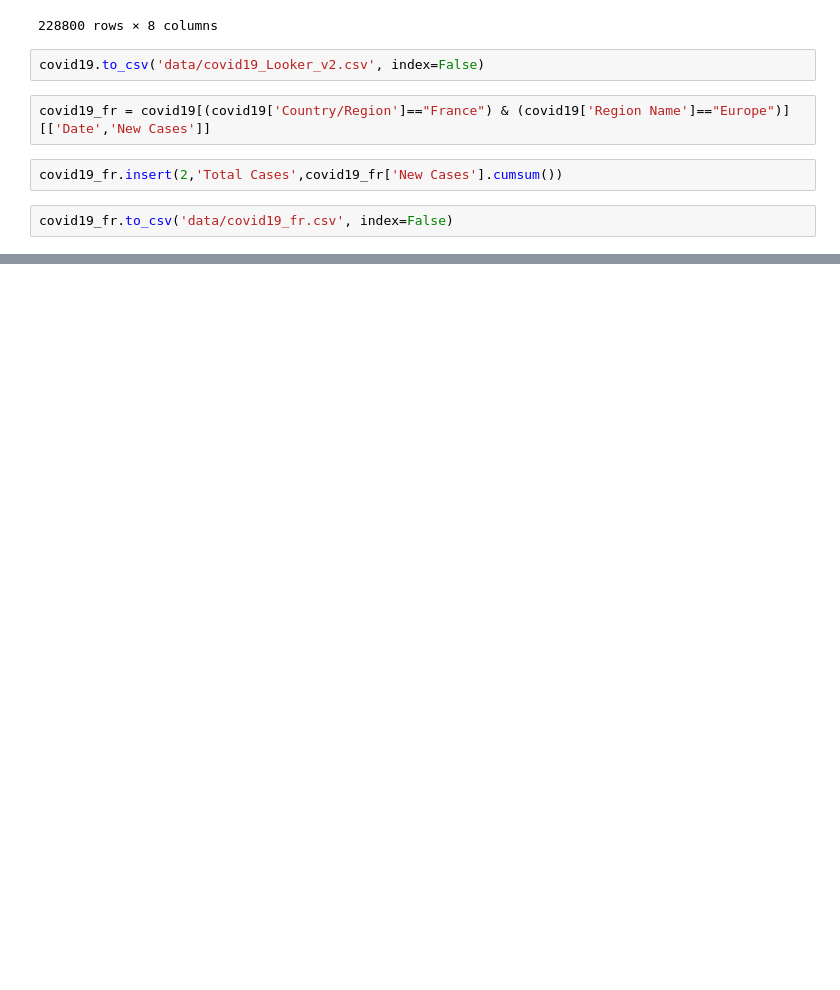
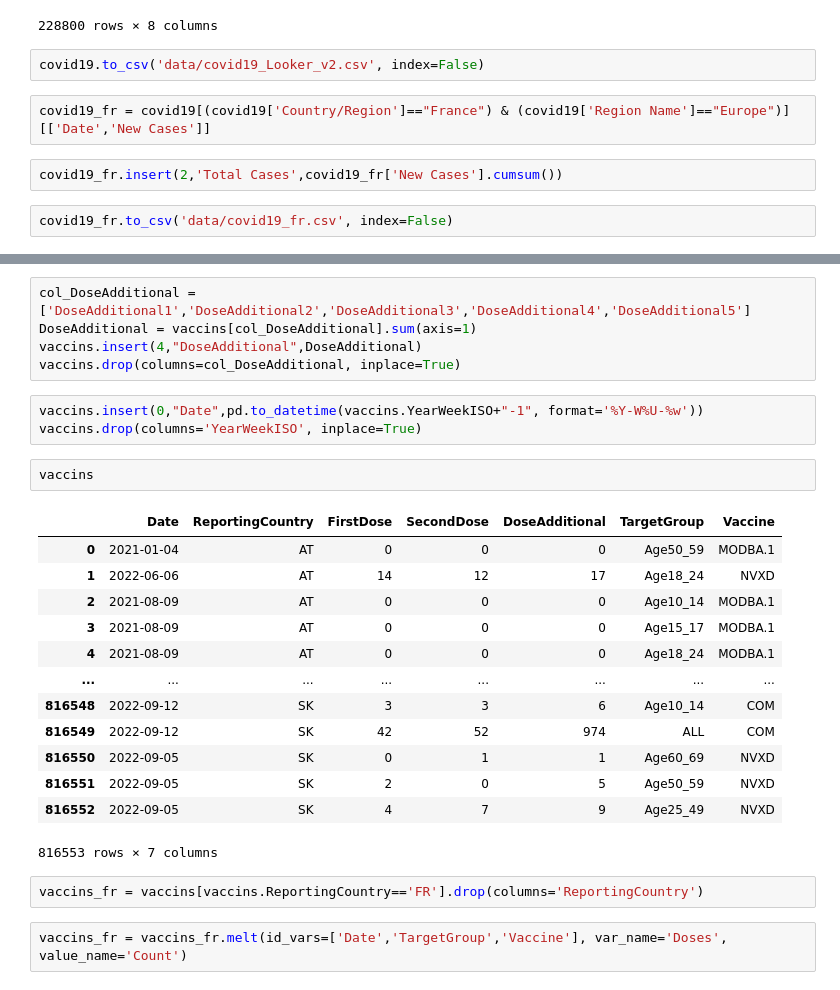
Before and after one commit to MarcGLOAGUEN/pandemic_covid19, a Jupyter notebook: DataCleaning_Looker.ipynb, the cells around one changed output, grey strips where cells are left out. Drawn from its saved outputs; the diff is of its cells as text; blank space fills up the shorter version.

```diff
--- a/DataCleaning_Looker.ipynb
+++ b/DataCleaning_Looker.ipynb
@@ -199,0 +235,28 @@ covid19_fr.to_csv('data/covid19_fr.csv', index=False)
+# %%
+col_DoseAdditional = ['DoseAdditional1','DoseAdditional2','DoseAdditional3','DoseAdditional4','DoseAdditional5']
+DoseAdditional = vaccins[col_DoseAdditional].sum(axis=1)
+vaccins.insert(4,"DoseAdditional",DoseAdditional)
+vaccins.drop(columns=col_DoseAdditional, inplace=True)
+# %%
+vaccins.insert(0,"Date",pd.to_datetime(vaccins.YearWeekISO+"-1", format='%Y-W%U-%w'))
+vaccins.drop(columns='YearWeekISO', inplace=True)
+# %%
+vaccins
+# %% [output]
+|  | Date | ReportingCountry | FirstDose | SecondDose | DoseAdditional | TargetGroup | Vaccine |
+| 0 | 2021-01-04 | AT | 0 | 0 | 0 | Age50_59 | MODBA.1 |
+| 1 | 2022-06-06 | AT | 14 | 12 | 17 | Age18_24 | NVXD |
+| 2 | 2021-08-09 | AT | 0 | 0 | 0 | Age10_14 | MODBA.1 |
+| 3 | 2021-08-09 | AT | 0 | 0 | 0 | Age15_17 | MODBA.1 |
+| 4 | 2021-08-09 | AT | 0 | 0 | 0 | Age18_24 | MODBA.1 |
+| ... | ... | ... | ... | ... | ... | ... | ... |
+| 816548 | 2022-09-12 | SK | 3 | 3 | 6 | Age10_14 | COM |
+| 816549 | 2022-09-12 | SK | 42 | 52 | 974 | ALL | COM |
+| 816550 | 2022-09-05 | SK | 0 | 1 | 1 | Age60_69 | NVXD |
+| 816551 | 2022-09-05 | SK | 2 | 0 | 5 | Age50_59 | NVXD |
+| 816552 | 2022-09-05 | SK | 4 | 7 | 9 | Age25_49 | NVXD |
+816553 rows × 7 columns
+# %%
+vaccins_fr = vaccins[vaccins.ReportingCountry=='FR'].drop(columns='ReportingCountry')
+# %%
+vaccins_fr = vaccins_fr.melt(id_vars=['Date','TargetGroup','Vaccine'], var_name='Doses', value_name='Count')
```
Also changed, not shown: parts of 29 cells of this notebook, 7 other files.
